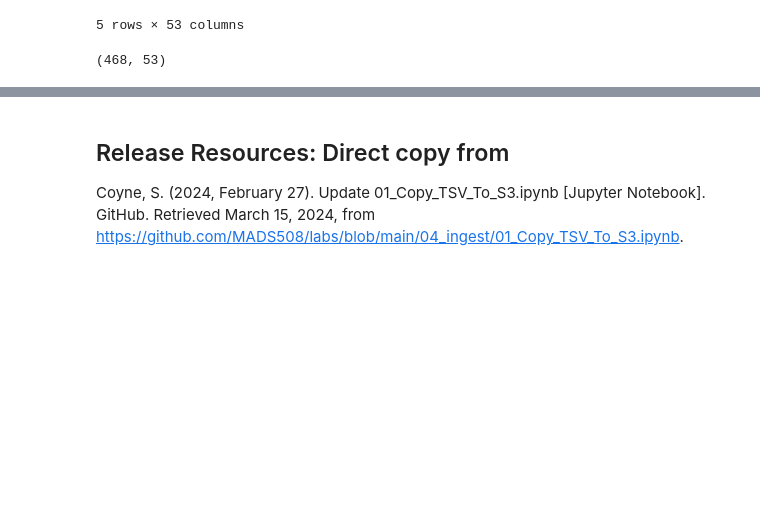
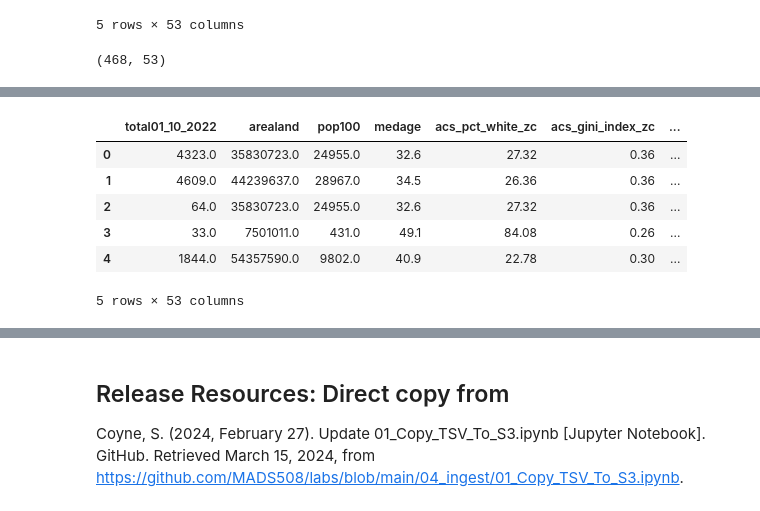
Before and after one commit to shailja-somani-0/ADS-508-Team-2, a Jupyter notebook: team2-ads508.ipynb, the cells around one changed output, grey strips where cells are left out. Saved outputs shown, nothing was run; the diff lists cells and outputs as text; code cells hidden in the pictures; blank space fills up the shorter version.

```diff
--- a/team2-ads508.ipynb
+++ b/team2-ads508.ipynb
@@ -781,0 +807,29 @@ all_data.shape
+# %%
+# Replace all spaces in column names with underscores for ease of querying
+all_data.rename(columns=lambda x: x.replace(' ', '_'), inplace=True)
+# %%
+# Remove special characters as well
+all_data.rename(columns={'Cancer_(except_skin)': 'Cancer_except_skin',
+                   'Sleep_<7_hours': 'Sleep_less_than_7hrs',
+                   'Self-care_Disability': 'Self_care_Disability'}, inplace=True)
+# %%
+# Write to S3 location first
+all_data_file_path = 'ads508-team2-spring24/all_data_combined/full_features_and_target.csv'
+s3 = s3fs.S3FileSystem(anon=False)
+
+# Save all_date to file path specified
+with s3.open(f's3://{bucket}/{all_data_file_path}', 'w') as f:
+    all_data.to_csv(f, index=False)
+# %%
+# Check that saved correctly
+with s3.open(f's3://{bucket}/{all_data_file_path}', 'rb') as f:
+    df = pd.read_csv(f)
+df.head()
+# %% [output]
+|  | total01_10_2022 | arealand | pop100 | medage | acs_pct_white_zc | acs_gini_index_zc | ... |
+| 0 | 4323.0 | 35830723.0 | 24955.0 | 32.6 | 27.32 | 0.36 | ... |
+| 1 | 4609.0 | 44239637.0 | 28967.0 | 34.5 | 26.36 | 0.36 | ... |
+| 2 | 64.0 | 35830723.0 | 24955.0 | 32.6 | 27.32 | 0.36 | ... |
+| 3 | 33.0 | 7501011.0 | 431.0 | 49.1 | 84.08 | 0.26 | ... |
+| 4 | 1844.0 | 54357590.0 | 9802.0 | 40.9 | 22.78 | 0.30 | ... |
+5 rows × 53 columns
```
Also changed, not shown: parts of 11 cells of this notebook.
